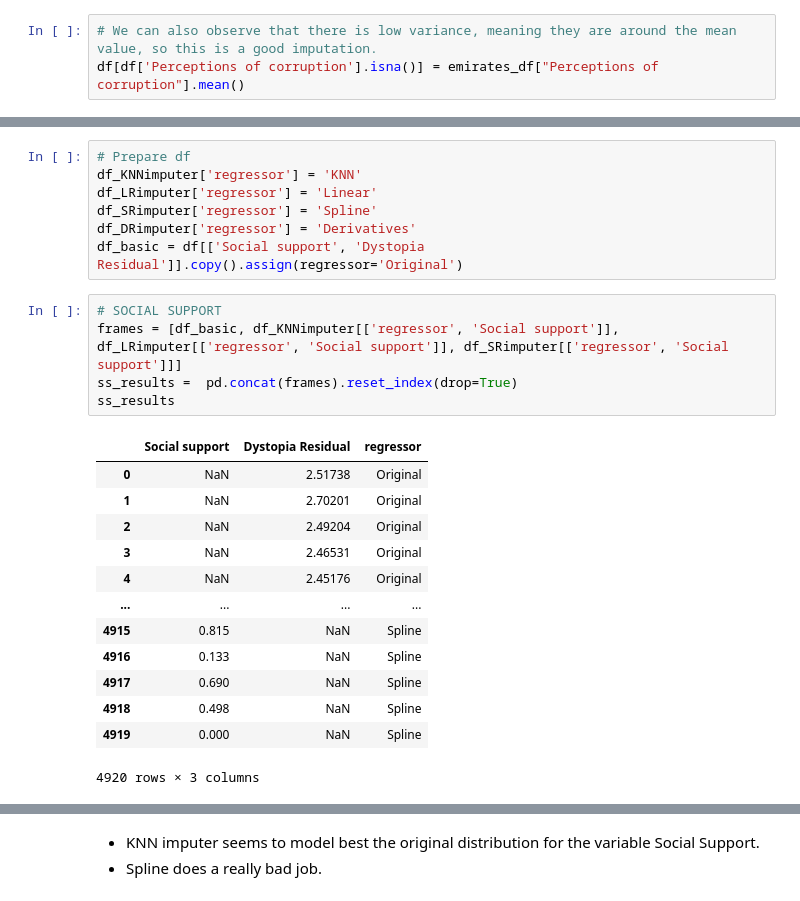
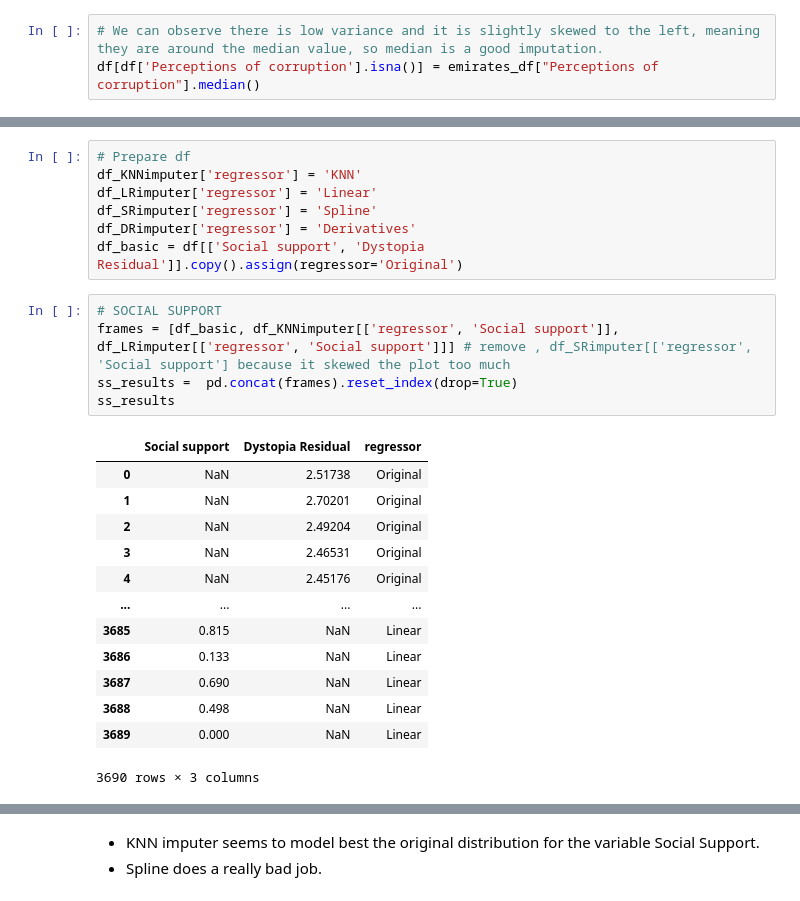
Before and after one commit to gabis96/ML-models-comparison, a Jupyter notebook: notebooks/2.feature_engineering.ipynb, the cells around one changed output, grey strips where cells are left out. Drawn from its saved outputs; the diff is of its cells as text.

```diff
--- a/notebooks/2.feature_engineering.ipynb
+++ b/notebooks/2.feature_engineering.ipynb
@@ -126,6 +135,6 @@ emirates_df["Perceptions of corruption"].mean()
 # %%
-# We can also observe that there is low variance, meaning they are around the mean value, so this is a good imputation.
-df[df['Perceptions of corruption'].isna()] = emirates_df["Perceptions of corruption"].mean()
+# We can observe there is low variance and it is slightly skewed to the left, meaning they are around the median value, so median is a good imputation.
+df[df['Perceptions of corruption'].isna()] = emirates_df["Perceptions of corruption"].median()
 # %% [markdown]
 ### Fix Missing Data with Interpolation
 - Dystopia Residual: 25% of the data is missing, 312 rows
@@ -333,20 +361,20 @@ df_DRimputer['regressor'] = 'Derivatives'
 df_basic = df[['Social support', 'Dystopia Residual']].copy().assign(regressor='Original')
 # %%
 # SOCIAL SUPPORT
-frames = [df_basic, df_KNNimputer[['regressor', 'Social support']], df_LRimputer[['regressor', 'Social support']], df_SRimputer[['regressor', 'Social support']]]
+frames = [df_basic, df_KNNimputer[['regressor', 'Social support']], df_LRimputer[['regressor', 'Social support']]] # remove , df_SRimputer[['regressor', 'Social support'] because it skewed the plot too much
 ss_results =  pd.concat(frames).reset_index(drop=True)
 ss_results
 # %% [output]
 |  | Social support | Dystopia Residual | regressor |
 | 0 | NaN | 2.51738 | Original |
 | 1 | NaN | 2.70201 | Original |
 | 2 | NaN | 2.49204 | Original |
 | 3 | NaN | 2.46531 | Original |
 | 4 | NaN | 2.45176 | Original |
 | ... | ... | ... | ... |
-| 4915 | 0.815 | NaN | Spline |
-| 4916 | 0.133 | NaN | Spline |
-| 4917 | 0.690 | NaN | Spline |
-| 4918 | 0.498 | NaN | Spline |
-| 4919 | 0.000 | NaN | Spline |
+| 3685 | 0.815 | NaN | Linear |
+| 3686 | 0.133 | NaN | Linear |
+| 3687 | 0.690 | NaN | Linear |
+| 3688 | 0.498 | NaN | Linear |
+| 3689 | 0.000 | NaN | Linear |
-4920 rows × 3 columns
+3690 rows × 3 columns
```
Also changed, not shown: parts of 21 cells of this notebook, 1 other file.
